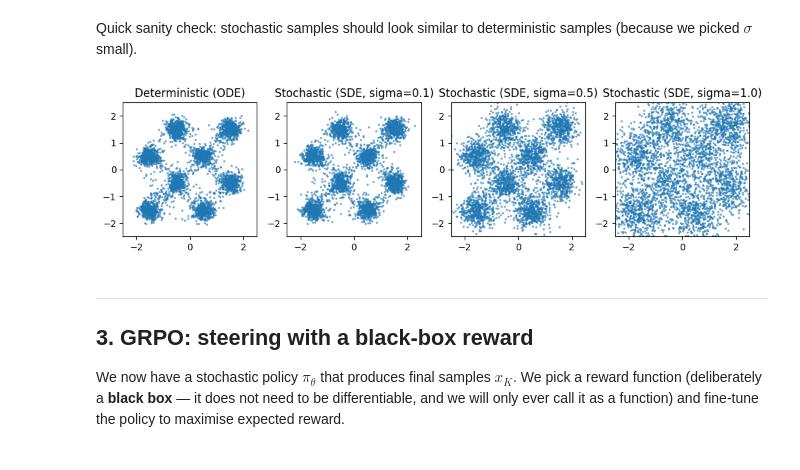
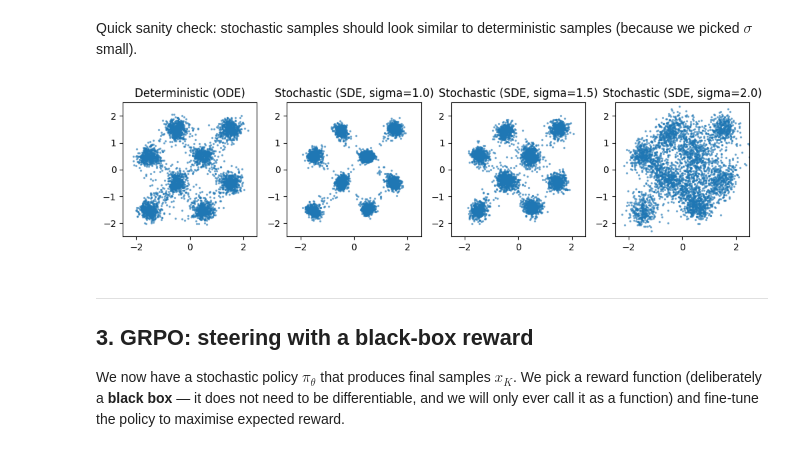
Before and after one commit to XuanVuNguyen/flowmatching_grpo_lecture, a Jupyter notebook: notebook.ipynb, the cells around one changed output. Drawn from its saved outputs; the diff is of its cells as text; code cells hidden in the pictures.

```diff
--- a/notebook.ipynb
+++ b/notebook.ipynb
@@ -118,27 +121,24 @@ In the limit $\sigma \to 0$ we recover the original deterministic flow; for $\si
 # %% [markdown]
 Quick sanity check: stochastic samples should look similar to deterministic samples (because we picked $\sigma$ small).
 # %%
-SIGMA = 0.15
-STEP_NUMBER=100
-
 fig, axes = plt.subplots(1, 4, figsize=(10, 5))
 
-for i, sigma in enumerate([0, 0.1, 0.5, 1.0]):
+for i, sigma in enumerate([0, 1.0, 1.5, 2.0]):
     if i == 0:
         axes[i].scatter(samples[:, 0], samples[:, 1], s=2, alpha=0.5)
         axes[i].set_title("Deterministic (ODE)")
         continue
 
     with torch.no_grad():
         sto, _, _ = src.rollout(base_model, n=4000, step_number=STEP_NUMBER, sigma=sigma)
 
     axes[i].scatter(sto.cpu()[:, 0], sto.cpu()[:, 1], s=2, alpha=0.5)
     axes[i].set_title(f"Stochastic (SDE, sigma={sigma})")
     for ax in axes:
         ax.set_xlim(-2.5, 2.5); ax.set_ylim(-2.5, 2.5); ax.set_aspect("equal")
 plt.tight_layout(); plt.show()
 # %% [output]
-[figure, old version]
+[figure, new version]
 # %% [markdown]
 ---
 
```
Also changed, not shown: parts of 7 cells of this notebook, 2 other files.
